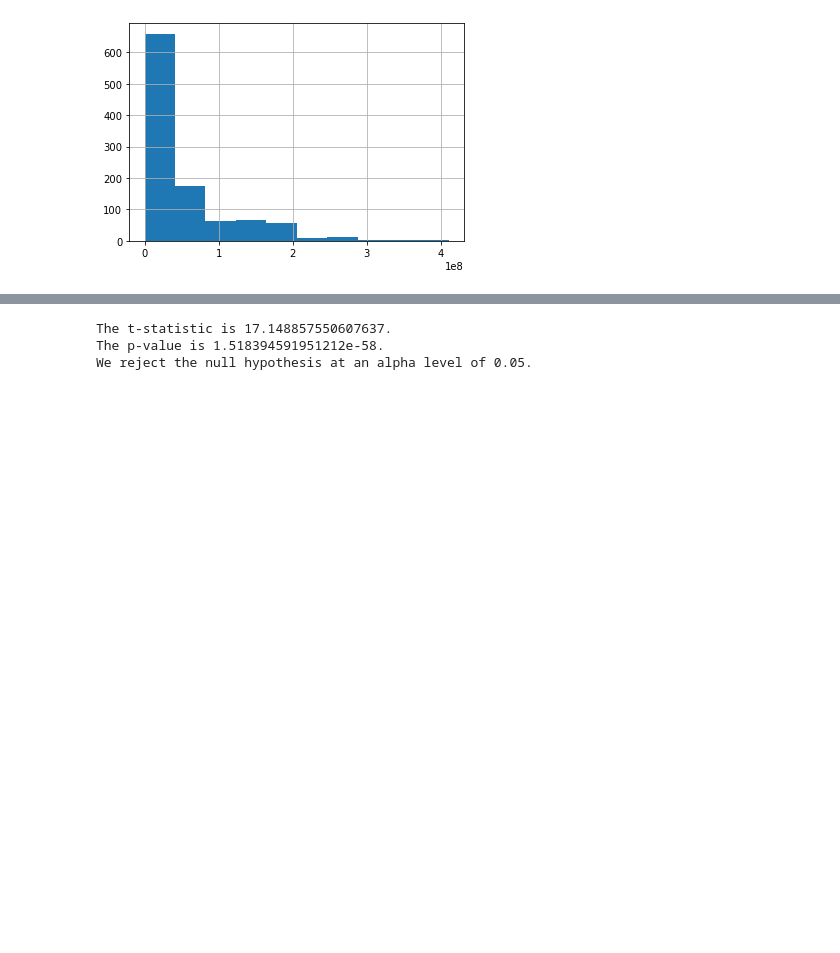
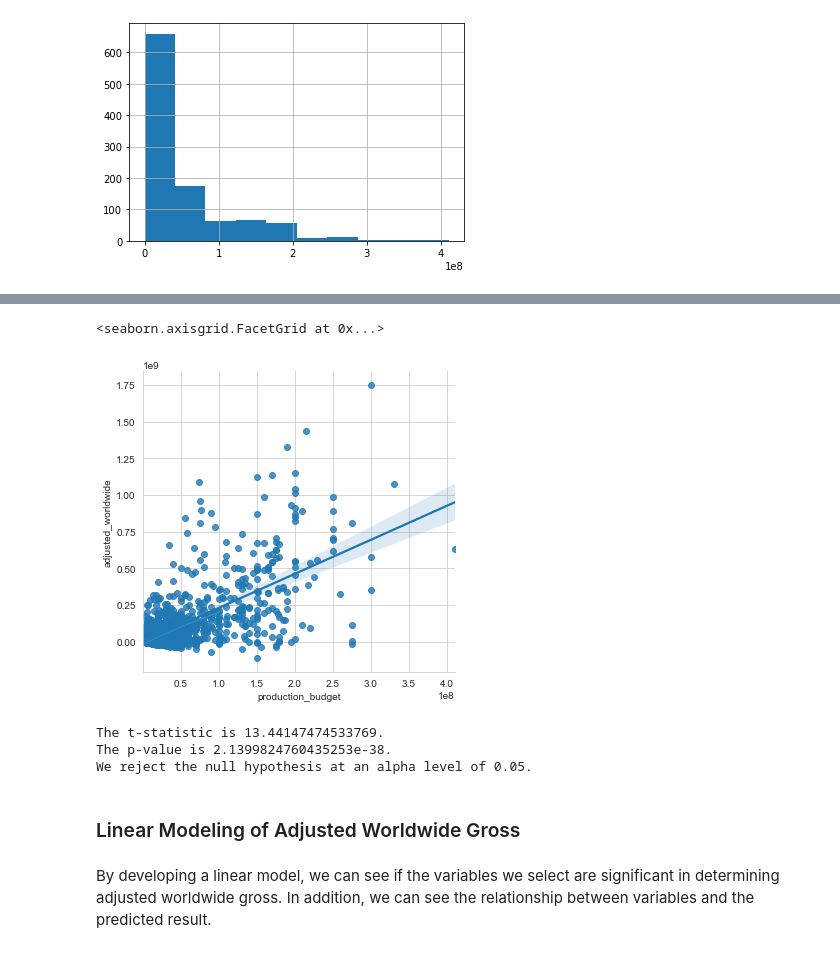
Before and after one commit to doriggs/Semester1Capstone, a Jupyter notebook: student.ipynb, the cells around one changed output, grey strips where cells are left out. Saved outputs shown, nothing was run; the diff lists cells and outputs as text; code cells hidden in the pictures; blank space fills up the shorter version.

```diff
--- a/student.ipynb
+++ b/student.ipynb
@@ -392,8 +404,15 @@ imdb_df_c2["production_budget"].hist()
+# %%
+import seaborn as sns
+sns.set_style('whitegrid')
+sns.lmplot(x ='production_budget', y ='adjusted_worldwide', data = imdb_df_c2)
+# %% [output]
+<seaborn.axisgrid.FacetGrid at 0x...>
+[figure, added]
 # %%
 high_prod = imdb_df_c2[imdb_df_c2["production_budget"] >= imdb_df_c2["production_budget"].median()]
 low_prod = imdb_df_c2[imdb_df_c2["production_budget"] < imdb_df_c2["production_budget"].median()]
 # %%
-results = stats.ttest_ind(high_prod["worldwide_gross"], low_prod["worldwide_gross"], alternative = "greater")
+results = stats.ttest_ind(high_prod["adjusted_worldwide"], low_prod["adjusted_worldwide"], alternative = "greater")
 alpha = 0.05
 print("The t-statistic is {}.".format(results.statistic))
 print("The p-value is {}.".format(results.pvalue))
@@ -402,6 +421,10 @@ if(results.pvalue < alpha):
 else:
     print("We fail to reject the null hypothesis at an alpha level of {}.".format(alpha))
 # %% [output]
-The t-statistic is 17.148857550607637.
-The p-value is 1.518394591951212e-58.
+The t-statistic is 13.44147474533769.
+The p-value is 2.1399824760435253e-38.
 We reject the null hypothesis at an alpha level of 0.05.
+# %% [markdown]
+### Linear Modeling of Adjusted Worldwide Gross
+# %% [markdown]
+By developing a linear model, we can see if the variables we select are significant in determining adjusted worldwide gross. In addition, we can see the relationship between variables and the predicted result.
```
Also changed, not shown: parts of 13 cells of this notebook.
